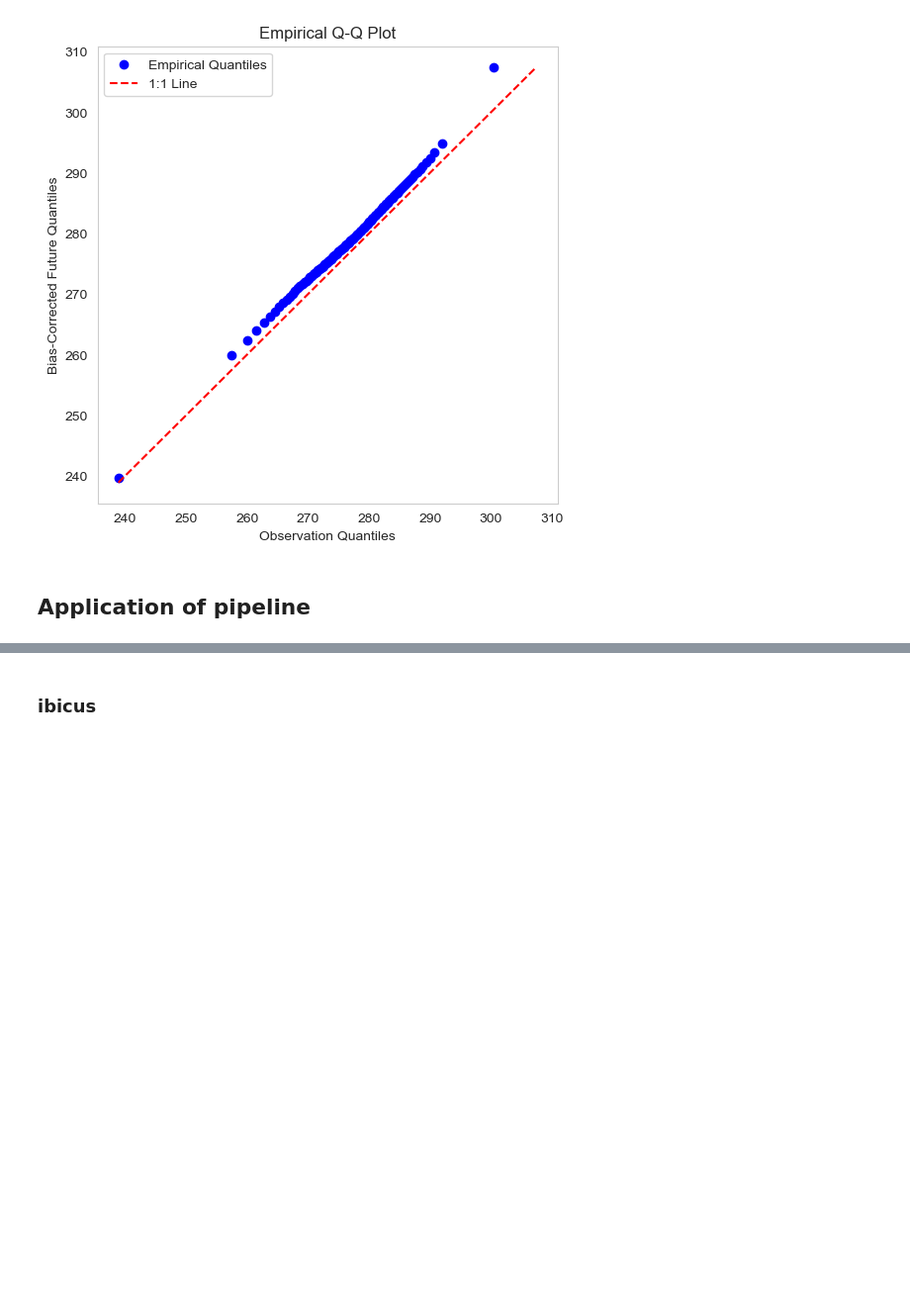
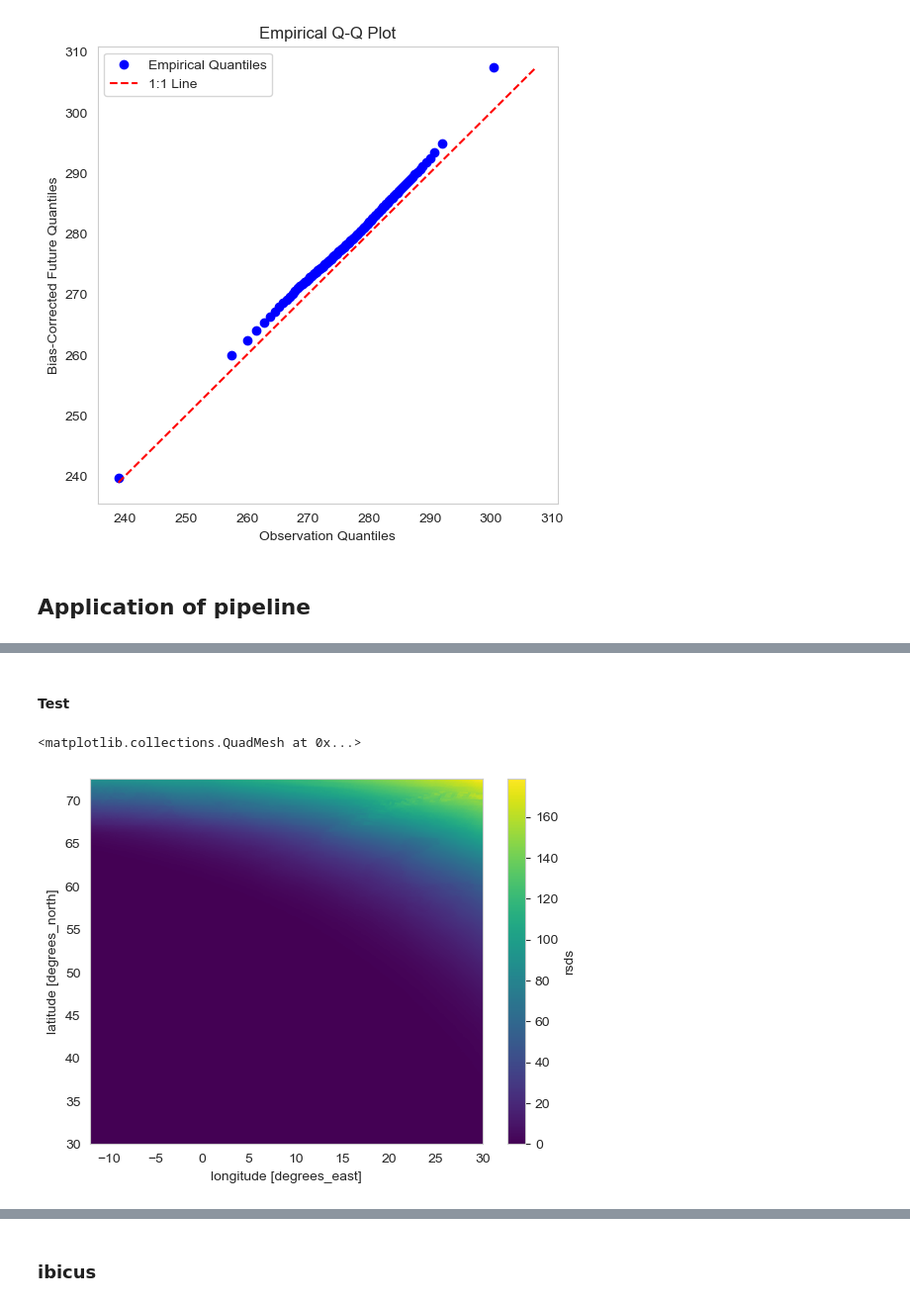
Before and after one commit to yasserhaddad/CORDEX2Energy, a Jupyter notebook: notebooks/pipeline_example.ipynb, the cells around one changed output, grey strips where cells are left out. Shown at 99% size. Drawn from its saved outputs; the diff is of its cells as text; code cells hidden in the pictures; blank space fills up the shorter version.

```diff
--- a/notebooks/pipeline_example.ipynb
+++ b/notebooks/pipeline_example.ipynb
@@ -374,9 +397,16 @@ plot_empirical_qq(ds_reanalysis_data_ch.sel(time=ds_reanalysis_data_ch.time.dt.h
 # %%
 climate_model_chain = "CNRM-ALADIN63_CNRM-CERFACS-CNRM-CM5_r1i1p1"
 climate_scenario = "rcp85"
-cordex_var = "tas"
+cordex_var = "rsds"
 temp_res = "3hr"
 regridded_cordex_var_path = path_data_processed / "cordex_processed" / f"{climate_model_chain}_{climate_scenario}" / "regridded" / temp_res
 
-cerra_var = "2t"
+cerra_var = "ssrd"
 regridded_cerra_var_path = path_data_processed / "cerra_processed" / "regridded"
+# %%
+chunks = {"time": -1, "lat": 20, "lon": 20}
+extent = {"lat_min": 30, "lat_max": 75, "lon_min": 10, "lon_max": 30}
+# extent = {"lat_min": 45.8, "lat_max": 47.9, "lon_min": 5.9, "lon_max": 10.5}
+# extent = {"lat_min": 60, "lat_max": 70, "lon_min": 5, "lon_max": 10}
+climate_data = ClimateModelData(regridded_cordex_var_path / f"{cordex_var}.zarr", chunks=chunks, extent=extent, load=False)
+reanalysis_data = ClimateReanalysisData(regridded_cerra_var_path / f"{cerra_var}.zarr", chunks=chunks, extent=extent, load=False)
@@ -382,0 +415,3 @@ regridded_cerra_var_path = path_data_processed / "cerra_processed" / "regridded"
+# %%
+climate_data.ds_data = climate_data.ds_data.sel(time=slice("2010", "2013"))
+reanalysis_data.ds_data = reanalysis_data.ds_data.sel(time=slice("2010", "2012"))
@@ -382,0 +460,6 @@ regridded_cerra_var_path = path_data_processed / "cerra_processed" / "regridded"
+# %% [markdown]
+#### Test
+# %%
+da_reanalysis_data = get_specific_hourly_data(reanalysis_data.ds_data.sel(time=slice("2010", "2017")), 1).rename({cerra_var: cordex_var})[cordex_var]
+da_climate_model_data_past = get_specific_hourly_data(climate_data.ds_data.sel(time=slice("2010", "2017")), 1)[cordex_var]
+da_climate_model_data_future = get_specific_hourly_data(climate_data.ds_data.sel(time=slice("2018", "2020")), 1)[cordex_var]
@@ -382,0 +470,5 @@ regridded_cerra_var_path = path_data_processed / "cerra_processed" / "regridded"
+# %%
+da_climate_model_data_past.max(dim="time").plot()
+# %% [output]
+<matplotlib.collections.QuadMesh at 0x...>
+[figure, added]
```
Also changed, not shown: parts of 37 cells of this notebook, 12 other files.
